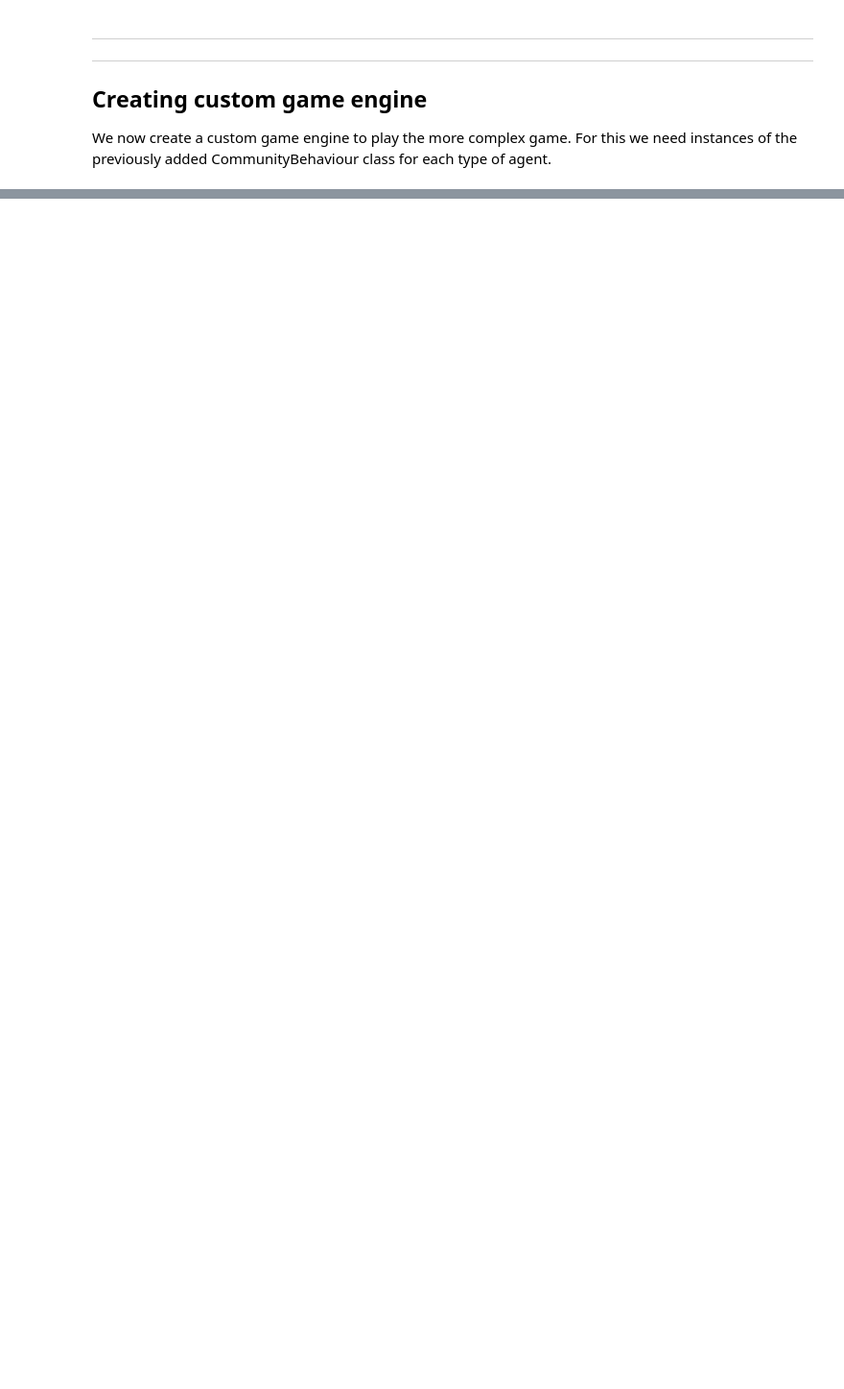
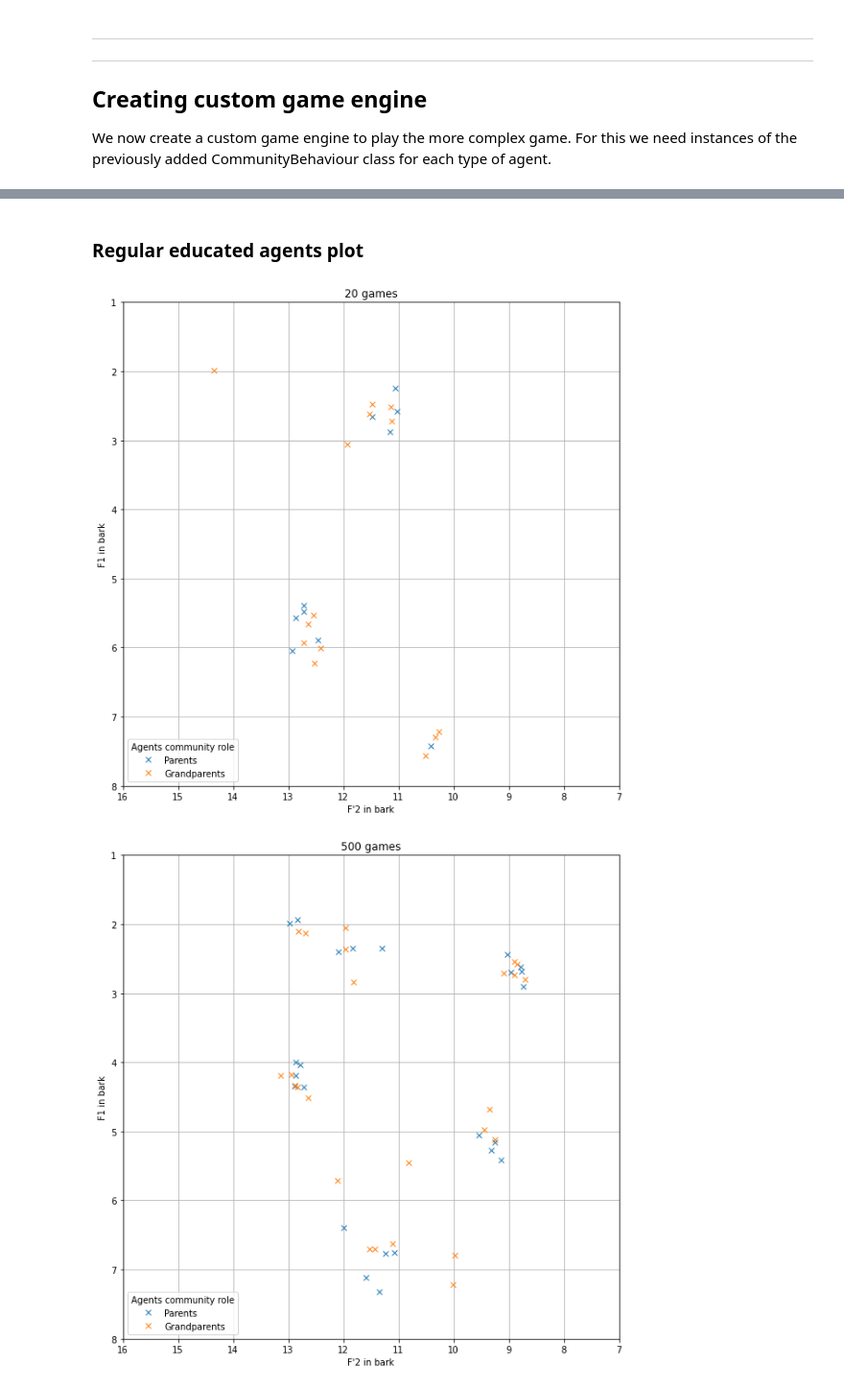
Before and after one commit to pikawika/VUB-EoS-project, a Jupyter notebook: code/notebooks/4_adding_small_communities.ipynb, the cells around one changed output, grey strips where cells are left out. Shown: that part at 96% size. Saved outputs shown, nothing was run; the diff lists cells and outputs as text; code cells hidden in the pictures; blank space fills up the shorter version.

```diff
--- a/code/notebooks/4_adding_small_communities.ipynb
+++ b/code/notebooks/4_adding_small_communities.ipynb
@@ -776,0 +811,10 @@ We now play a sample game to validate our created code
+# %% [markdown]
+### Regular educated agents plot
+# %%
+for game_state in game_states:
+    game_state.plot_regular_schooled();
+
+del game_state;
+# %% [output]
+[figure, added]
+[figure, added]
```
Also changed, not shown: parts of 20 cells of this notebook, 30 other files.
